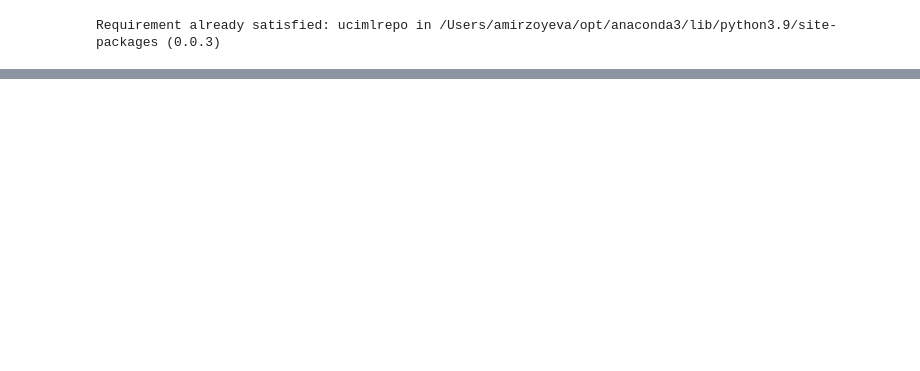
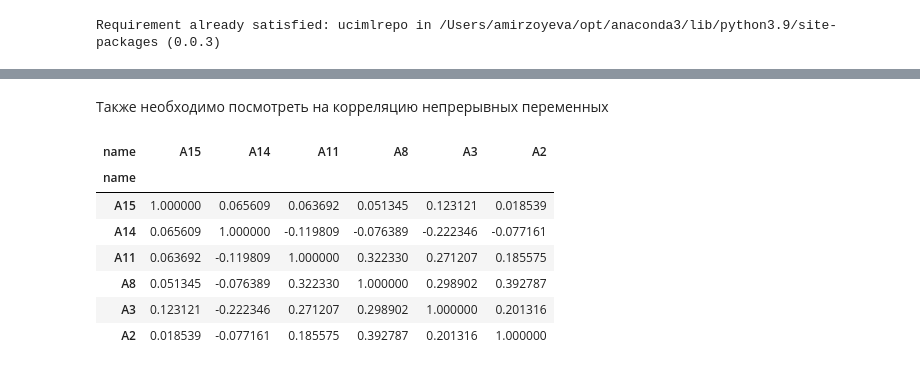
Before and after one commit to aeshef/AlgoTradingLiterature, a Jupyter notebook: ResearchProject.ipynb, the cells around one changed output, grey strips where cells are left out. Saved outputs shown, nothing was run; the diff lists cells and outputs as text; code cells hidden in the pictures; blank space fills up the shorter version.

```diff
--- a/ResearchProject.ipynb
+++ b/ResearchProject.ipynb
@@ -54,0 +222,13 @@ print(finished_blanks)
+# %% [markdown]
+Также необходимо посмотреть на корреляцию непрерывных переменных
+# %%
+df.corr()
+# %% [output]
+| name | A15 | A14 | A11 | A8 | A3 | A2 |
+| name |  |  |  |  |  |  |
+| A15 | 1.000000 | 0.065609 | 0.063692 | 0.051345 | 0.123121 | 0.018539 |
+| A14 | 0.065609 | 1.000000 | -0.119809 | -0.076389 | -0.222346 | -0.077161 |
+| A11 | 0.063692 | -0.119809 | 1.000000 | 0.322330 | 0.271207 | 0.185575 |
+| A8 | 0.051345 | -0.076389 | 0.322330 | 1.000000 | 0.298902 | 0.392787 |
+| A3 | 0.123121 | -0.222346 | 0.271207 | 0.298902 | 1.000000 | 0.201316 |
+| A2 | 0.018539 | -0.077161 | 0.185575 | 0.392787 | 0.201316 | 1.000000 |
```
Also changed, not shown: parts of 13 cells of this notebook.
